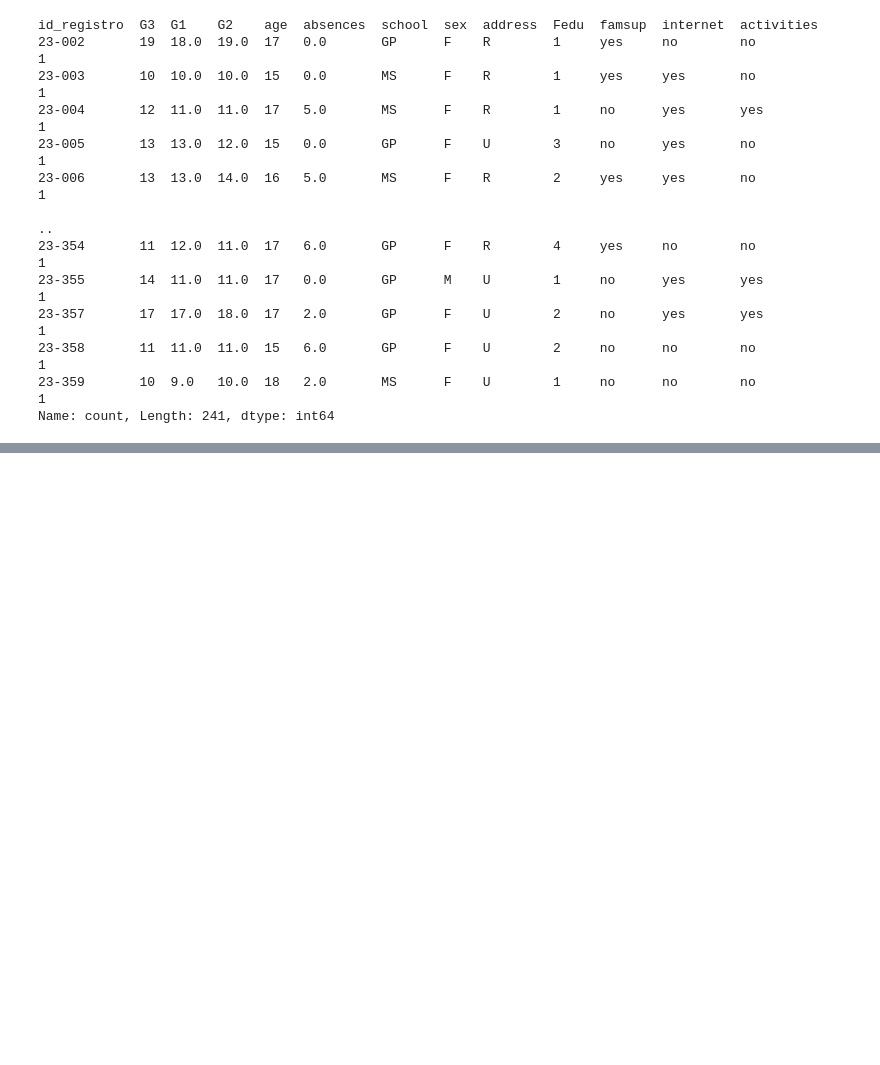
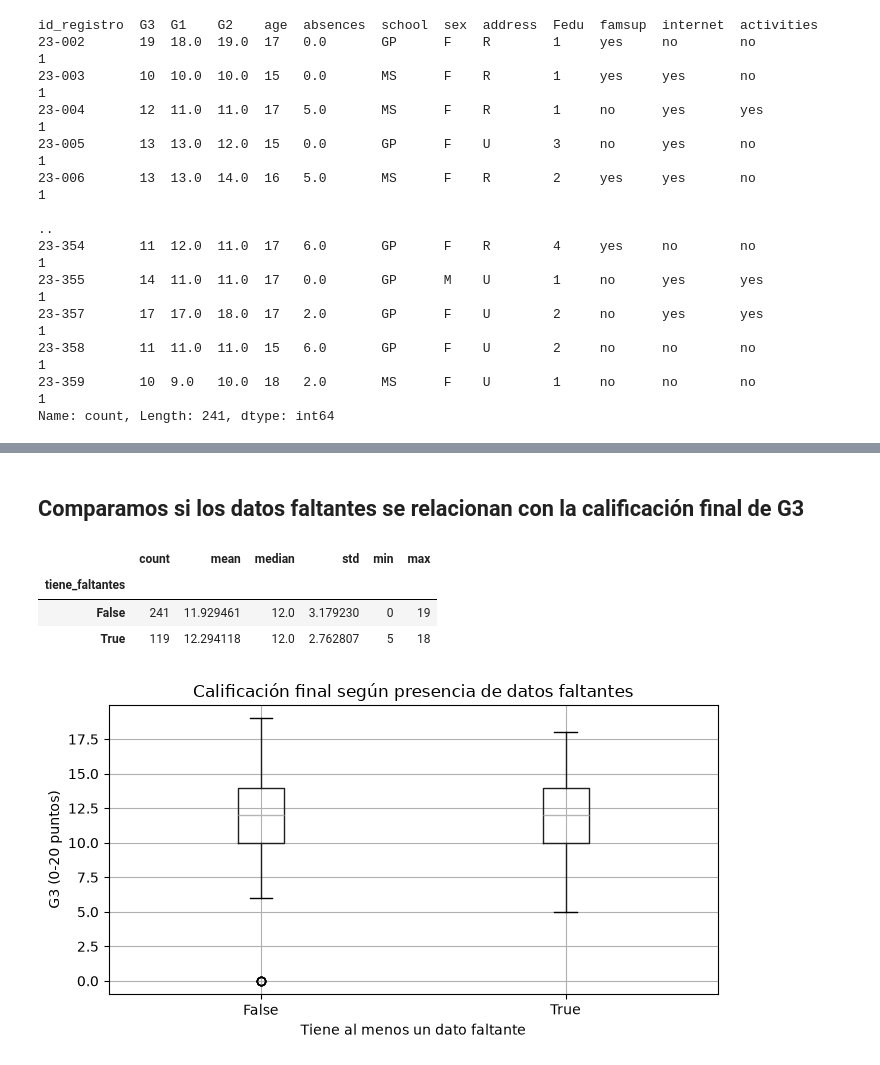
Before and after one commit to Peripera/final_ev_stadistics, a Jupyter notebook: exploratory_analysis.ipynb, the cells around one changed output, grey strips where cells are left out. Cells and saved outputs as stored; diff of their text form; code cells hidden in the pictures; blank space fills up the shorter version.

```diff
--- a/exploratory_analysis.ipynb
+++ b/exploratory_analysis.ipynb
@@ -159,0 +224,37 @@ Name: count, Length: 241, dtype: int64
+# %% [markdown]
+## Comparamos si los datos faltantes se relacionan con la calificación final de G3
+# %%
+# Indicador de ausencia en al menos una variable
+df["tiene_faltantes"] = df[
+    ["G1", "G2", "absences", "address"]
+].isna().any(axis=1)
+
+# G3 según presencia de faltantes
+resumen = df.groupby("tiene_faltantes")["G3"].agg(
+    ["count", "mean", "median", "std", "min", "max"]
+)
+
+display(resumen)
+
+# Comparación gráfica
+fig, ax = plt.subplots(figsize=(7, 4))
+
+df.boxplot(
+    column="G3",
+    by="tiene_faltantes",
+    ax=ax
+)
+
+ax.set_title("Calificación final según presencia de datos faltantes")
+ax.set_xlabel("Tiene al menos un dato faltante")
+ax.set_ylabel("G3 (0-20 puntos)")
+
+plt.suptitle("")
+plt.tight_layout()
+plt.show()
+# %% [output]
+|  | count | mean | median | std | min | max |
+| tiene_faltantes |  |  |  |  |  |  |
+| False | 241 | 11.929461 | 12.0 | 3.179230 | 0 | 19 |
+| True | 119 | 12.294118 | 12.0 | 2.762807 | 5 | 18 |
+[figure, added]
```
Also changed, not shown: parts of 84 cells of this notebook.
